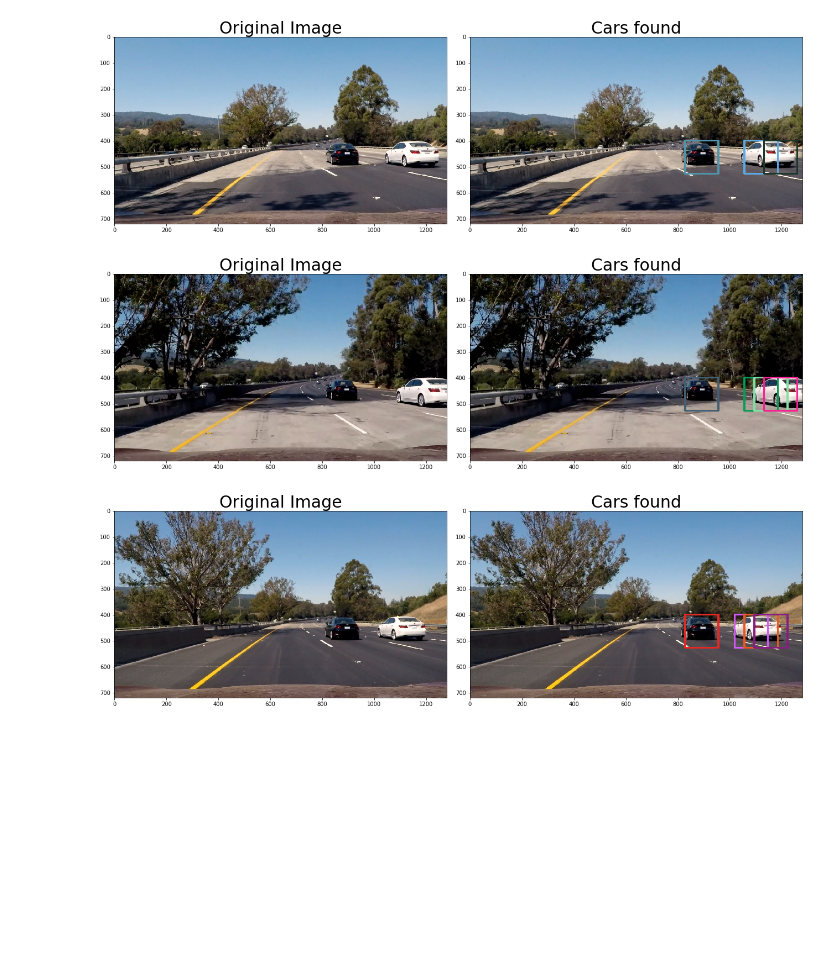
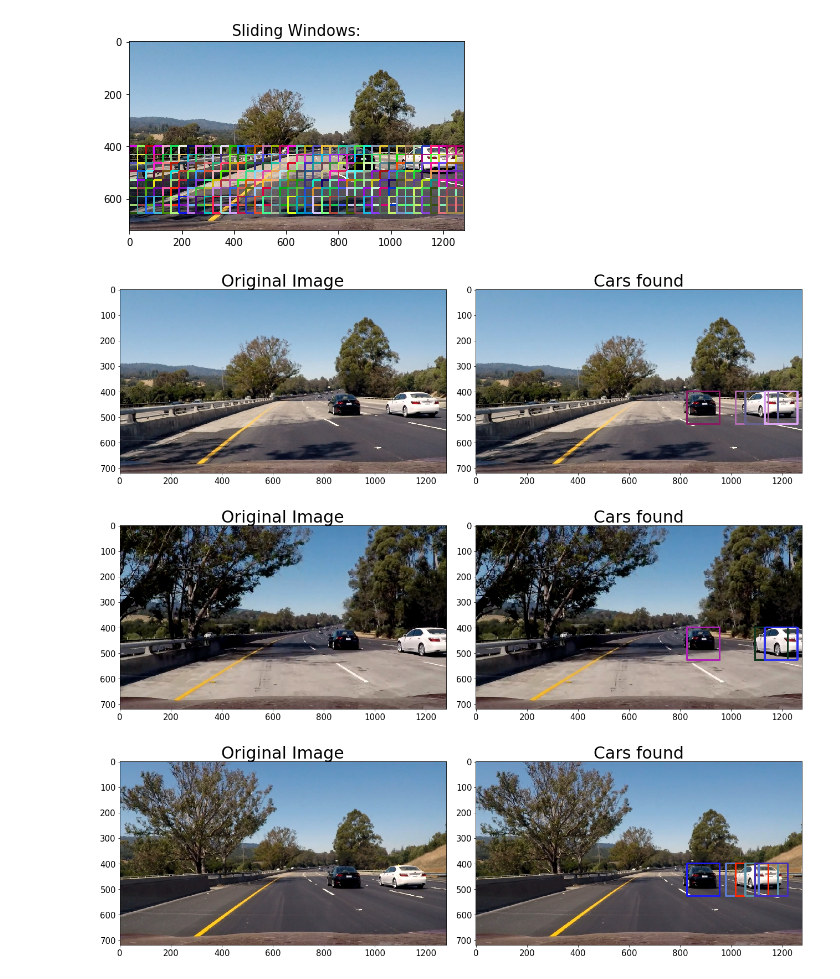
Before and after one commit to happyYolanda/CarND-Vehicle-Detection, a Jupyter notebook: MySolution.ipynb, the cells around one changed output. Drawn from its saved outputs; the diff is of its cells as text; code cells hidden in the pictures; blank space fills up the shorter version.

```diff
--- a/MySolution.ipynb
+++ b/MySolution.ipynb
@@ -401,0 +371,17 @@ Test Accuracy of SVC = 98.93%
+# %%
+test_img = mpimg.imread('test_images/test4.jpg')
+
+windows =  slide_window(test_img,
+                        x_start_stop=[None, None],
+                        y_start_stop=[400, 656], #tune the parameters
+                        xy_window=(64, 64),
+                        xy_overlap=(0.5, 0.5))
+
+window_img = draw_boxes(test_img, windows, random_color=True)
+plt.imshow(window_img);
+matplotlib.rc('xtick', labelsize=15)
+matplotlib.rc('ytick', labelsize=15)
+plt.title('Sliding Windows:', fontsize=15);
+plt.savefig('output_images/sliding-window.png', bbox_inches="tight")
+# %% [output]
+[figure, added]
@@ -433,9 +447,9 @@ for i in range(4,7):
     ax2.set_title('Cars found', fontsize=30)
     plt.savefig('output_images/windows.png', bbox_inches="tight")
 # %% [output]
-[figure, old version]
+[figure, new version]
-[figure, old version]
+[figure, new version]
-[figure, old version]
+[figure, new version]
 # %%
 #Add Heatmaps and Bounding Boxes
 def add_heat(heatmap, bbox_list):
```
Also changed, not shown: parts of 15 cells of this notebook, 8 other files.
